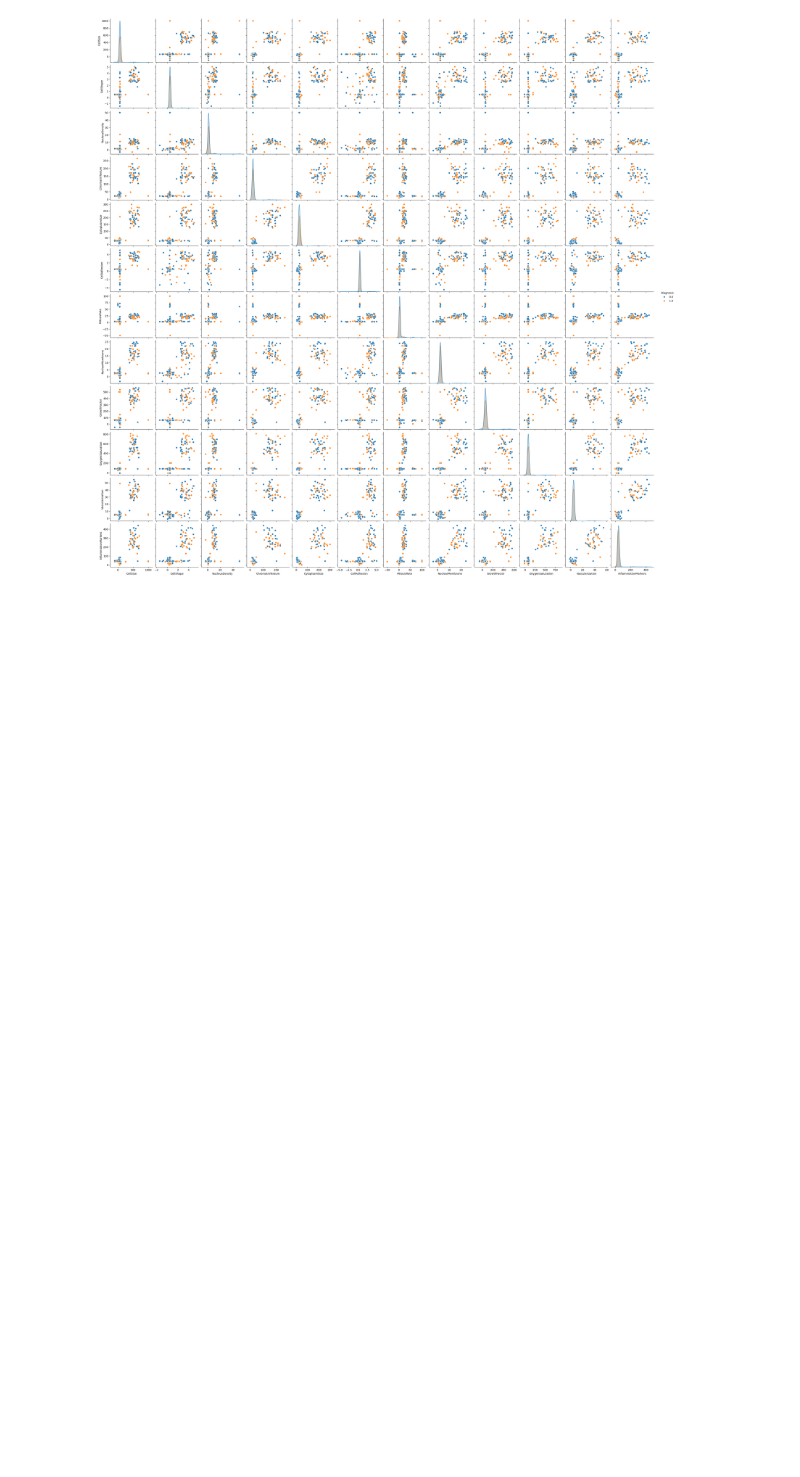
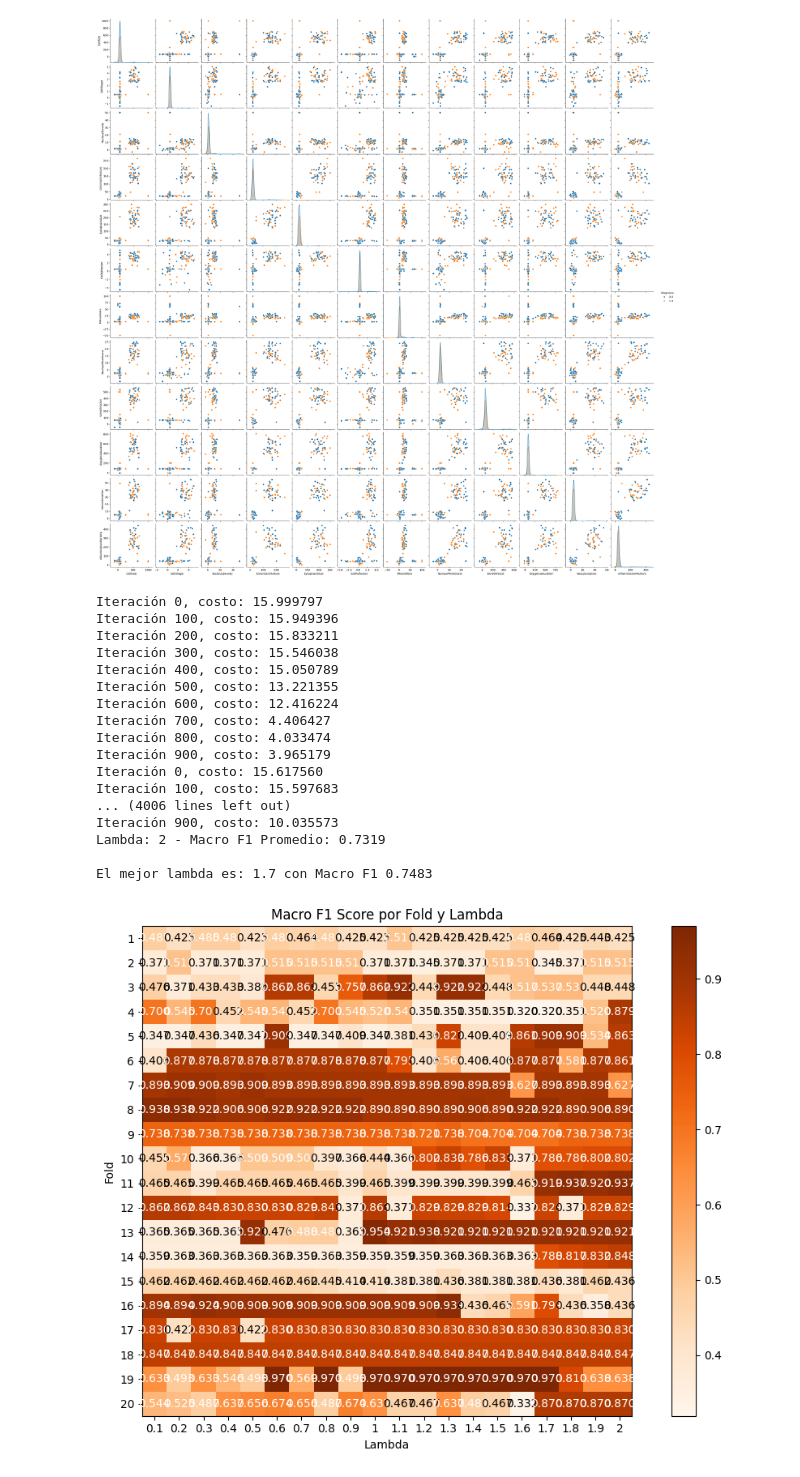
Before and after one commit to Sdomato/Domato_Santino_TP2, a Jupyter notebook: trabajo.ipynb, the cells around one changed output. Cells and saved outputs as stored; diff of their text form; code cells hidden in the pictures; blank space fills up the shorter version.

```diff
--- a/trabajo.ipynb
+++ b/trabajo.ipynb
@@ -149,0 +167,24 @@ plt.show()
+# %%
+from Problema1.src.crossval import cross_validate_lambda_f1
+
+lambdas = [0.1,0.2,0.3,0.4,0.5,0.6,0.7,0.8,0.9, 1, 1.1, 1.2, 1.3, 1.4, 1.5, 1.6,1.7, 1.8, 1.9, 2]
+scores = cross_validate_lambda_f1(LogisticRegressionMulticlass, X_train, y_train, lambdas, verbose=True)
+# %% [output]
+Iteración 0, costo: 15.999797
+Iteración 100, costo: 15.949396
+Iteración 200, costo: 15.833211
+Iteración 300, costo: 15.546038
+Iteración 400, costo: 15.050789
+Iteración 500, costo: 13.221355
+Iteración 600, costo: 12.416224
+Iteración 700, costo: 4.406427
+Iteración 800, costo: 4.033474
+Iteración 900, costo: 3.965179
+Iteración 0, costo: 15.617560
+Iteración 100, costo: 15.597683
+... (4006 lines left out)
+Iteración 900, costo: 10.035573
+Lambda: 2 - Macro F1 Promedio: 0.7319
+
+El mejor lambda es: 1.7 con Macro F1 0.7483
+[figure, added]
```
Also changed, not shown: parts of 7 cells of this notebook, 5 other files.
